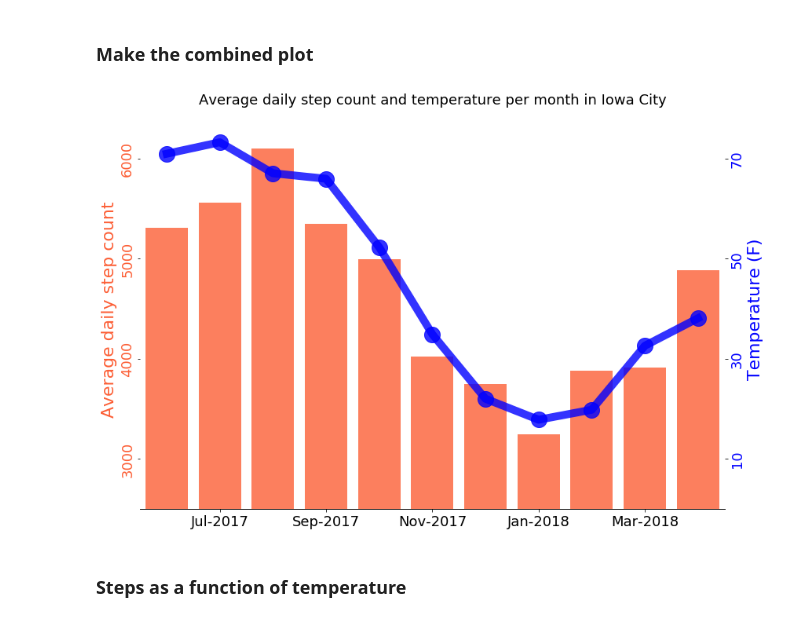
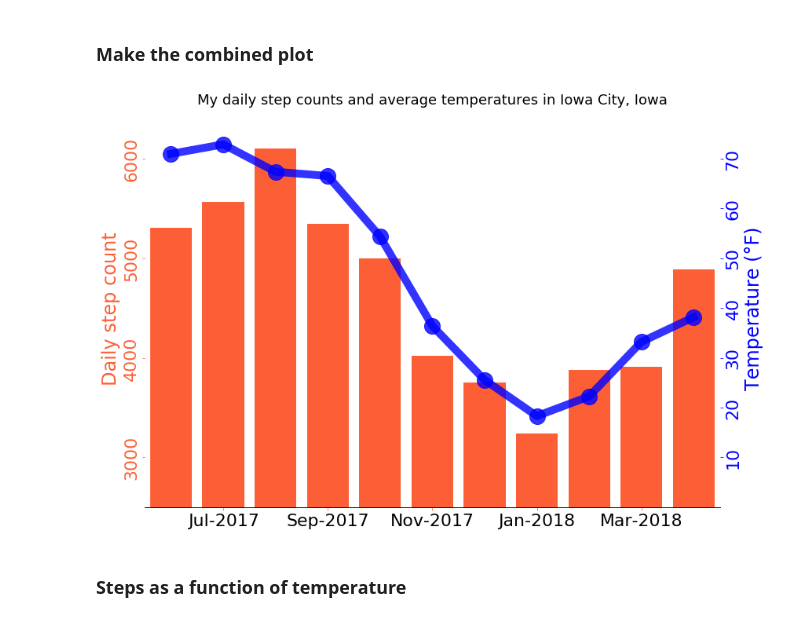
Before and after one commit to johnwmillr/WeatherStepCount, a Jupyter notebook: Apple_Health_StepCounts.ipynb, the cells around one changed output. Saved outputs shown, nothing was run; the diff lists cells and outputs as text; code cells hidden in the pictures.

Commit message:
Commit version of plot used for Reddit post

```diff
--- a/Apple_Health_StepCounts.ipynb
+++ b/Apple_Health_StepCounts.ipynb
@@ -128,0 +155,3 @@ fig.savefig("./figures/step_counts_monthly.png", format='png', dpi=300, bbox_inc
+# %%
+# https://www.usclimatedata.com/climate/iowa-city/iowa/united-states/usia0414/2017/11
+monthly_temps = np.array([70.95,72.85,67.35,66.5,54.35,36.4,25.55,18.3,22.25,33.2,38.15])
@@ -166,7 +200,8 @@ array(['Apr-2018', 'Aug-2017', 'Dec-2017', 'Feb-2018', 'Jan-2018',
 # Specify the X and Y data for the plot
 months_both = months_steps[mask_months_steps][1:]
 y_step = steps_per_month[mask_months_steps][1:]
-y_temp = temperature[mask_months_weather,1][1:]
+# y_temp = temperature[mask_months_weather,1][1:]
+y_temp = monthly_temps
 x = np.arange(len(y_step))
 # %% [markdown]
 ### Make the combined plot
@@ -174,46 +209,47 @@ x = np.arange(len(y_step))
 c1, c2 = c, 'blue'
 fig, ax1 = plt.subplots(figsize=(12,8))
 ax2 = ax1.twinx()
-ax1.bar(x, y_step, color=c1, label='Steps', alpha=0.8)
+ax1.bar(x, y_step, color=c1, label='Steps', alpha=1)
 ax2.plot(x, y_temp, 'o-', color=c2, lw=10, ms=20, alpha=0.8, label='Weather')
 
 ax1.set_xticks(x[1:-1:2])
 ax1.set_xticklabels(months_both[1:-1:2])
 
 ax1.set_ylim((2500,6500))
 ax1.set_yticks(np.arange(3000,6001,1000))
 ax2.set_ylim((0,80))
-ax2.set_yticks(np.arange(10,71,20))
+ax2.set_yticks(np.arange(10,71,10))
 
 
 # Increase tick label font sizes
 for tick in ax1.yaxis.get_major_ticks():
     tick.label.set_color(c1)
     tick.label.set_rotation('vertical')
     tick.label.set_verticalalignment('center')
 for tick in ax2.yaxis.get_major_ticks():
     tick.label2.set_rotation('vertical')
     tick.label2.set_verticalalignment('center')
 
-ax1.set_ylabel("Average daily step count",   fontsize=FS+6, color=c1)
-ax2.set_ylabel("Temperature (F)", fontsize=FS+6, color=c2)
+ax1.set_ylabel("Daily step count",   fontsize=FS+8, color=c1)
+ax2.set_ylabel("Temperature (°F)", fontsize=FS+8, color=c2)
 
-ax1.tick_params(labelsize=FS+2)
-ax2.tick_params(labelsize=FS+2, labelcolor=c2)
+ax1.tick_params(labelsize=FS+6, color=c1)
+ax2.tick_params(labelsize=FS+6, labelcolor=c2, color=c2)
 
 for ax in [ax1,ax2]:
     [ax.spines[spine].set_visible(False) for spine in ['top','left','right']]
 
 ax1.set_xlim((-0.5,10.5))
 
-ax1.set_title("Average daily step count and temperature per month in Iowa City", fontsize=FS+2)
-# ax1.grid(axis='y', alpha=0.75, ls='dashed')
+ax1.set_title("My daily step counts and average temperatures in Iowa City, Iowa", fontsize=FS+2)
+# ax2.grid(axis='y', alpha=0.75, ls='dashed')
+# ax2.set_axisbelow(True)
 
 fig.tight_layout()
-# plt.savefig("./figures/temperature_and_step_count.png", format='png', dpi=300)
-plt.show()
+plt.savefig("./figures/temperature_and_step_count.png", format='png', dpi=300)
+# plt.show()
 # %% [output]
-[figure, old version]
+[figure, new version]
 # %% [markdown]
 ### Steps as a function of temperature
 # %%
```
Also changed, not shown: parts of 5 cells of this notebook.
